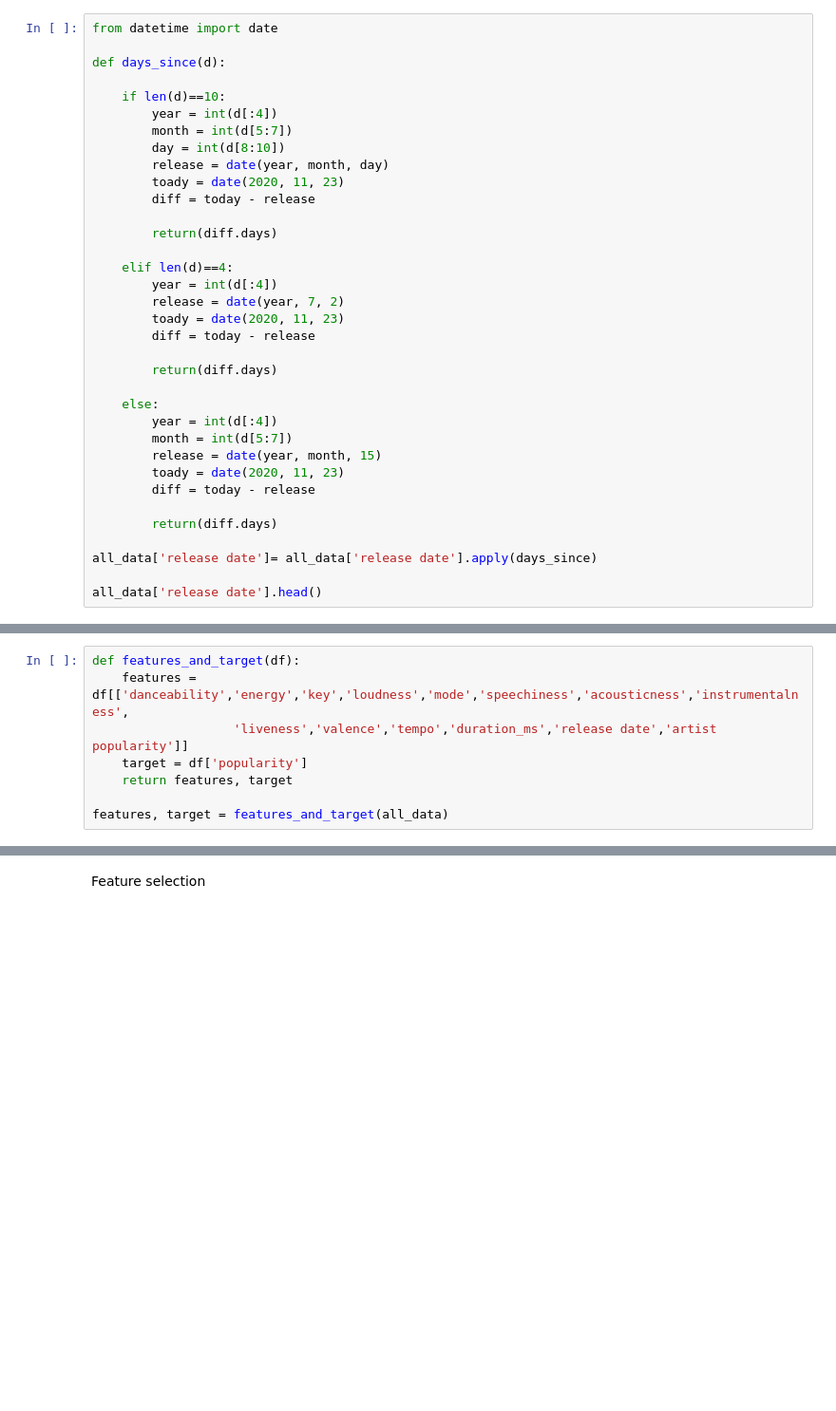
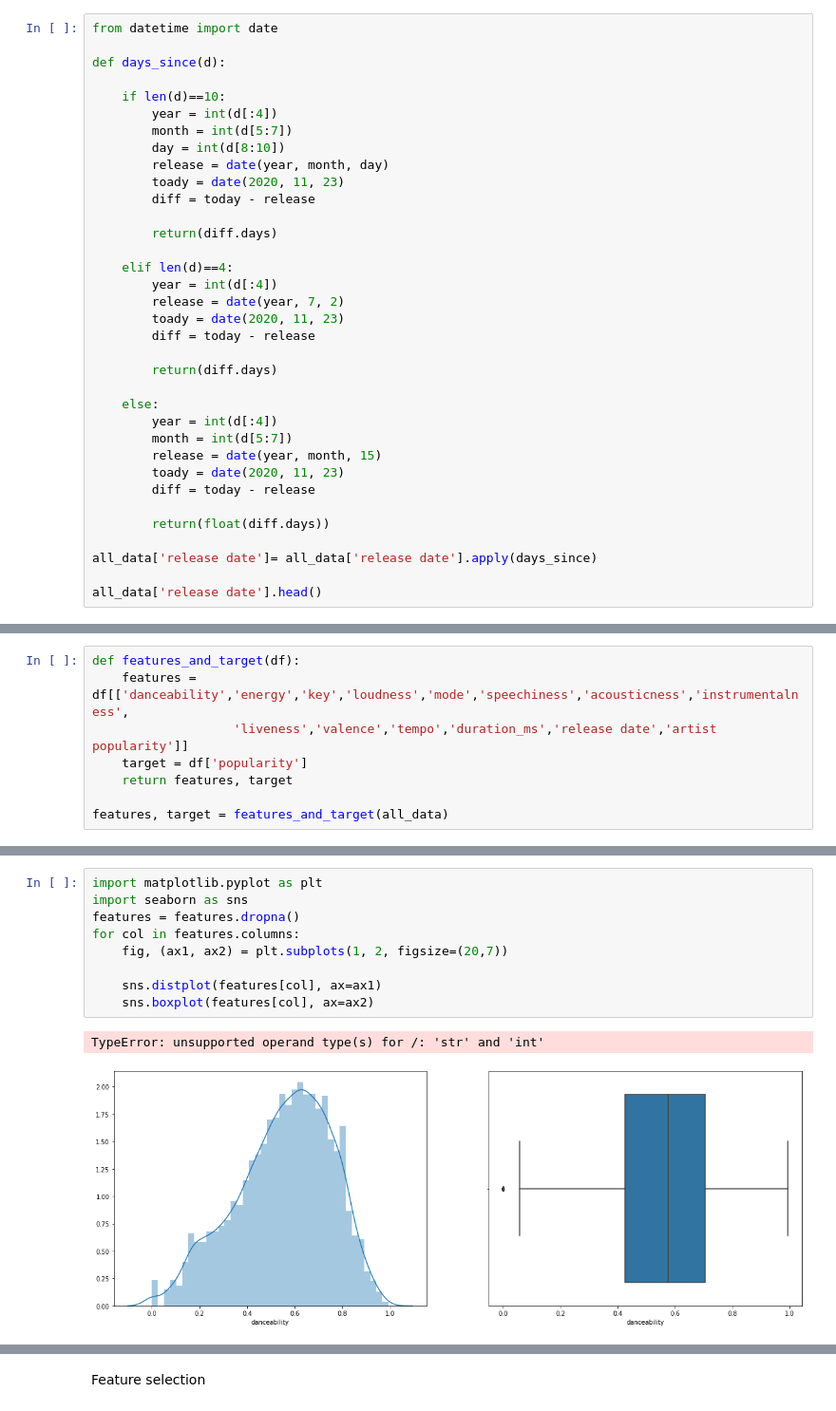
Before and after one commit to sam-zlota/DS3000-Final-Project, a Jupyter notebook: DS3000_FP4_Section02_Group7.ipynb, the cells around one changed output, grey strips where cells are left out. Shown at 95% size. Drawn from its saved outputs; the diff is of its cells as text; blank space fills up the shorter version.

```diff
--- a/DS3000_FP4_Section02_Group7.ipynb
+++ b/DS3000_FP4_Section02_Group7.ipynb
@@ -199,7 +199,7 @@ def days_since(d):
         toady = date(2020, 11, 23)
         diff = today - release
 
-        return(diff.days)
+        return(float(diff.days))
 
 all_data['release date']= all_data['release date'].apply(days_since)
 
@@ -243,0 +245,12 @@ features, target = features_and_target(all_data)
+# %%
+import matplotlib.pyplot as plt
+import seaborn as sns
+features = features.dropna()
+for col in features.columns:
+    fig, (ax1, ax2) = plt.subplots(1, 2, figsize=(20,7))
+
+    sns.distplot(features[col], ax=ax1)
+    sns.boxplot(features[col], ax=ax2)
+# %% [output]
+TypeError: unsupported operand type(s) for /: 'str' and 'int'
+[figure, added]
```
Also changed, not shown: parts of 9 cells of this notebook, 2 other files.
